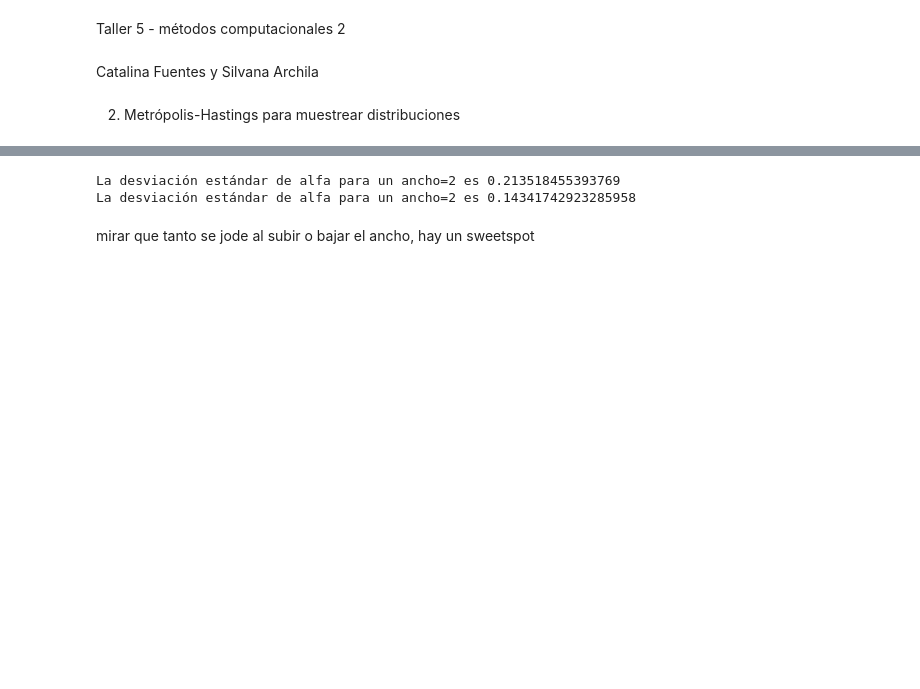
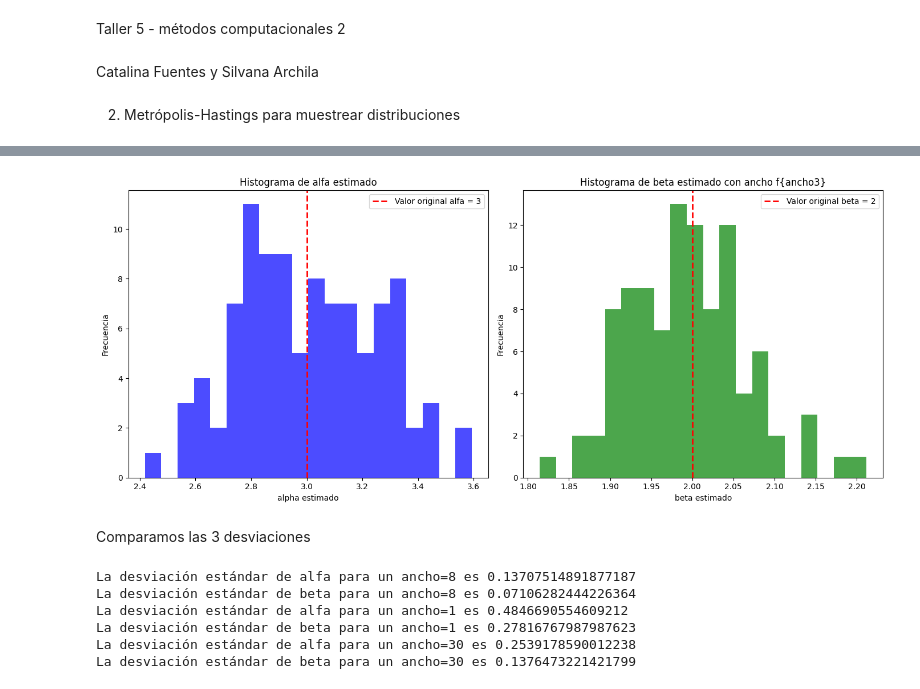
Before and after one commit to sarchilagomez1/MetodosComputacionales2-Fuentes-Archila, a Jupyter notebook: Taller5_fuentesarchila.ipynb, the cells around one changed output, grey strips where cells are left out. Saved outputs shown, nothing was run; the diff lists cells and outputs as text; code cells hidden in the pictures; blank space fills up the shorter version.

```diff
--- a/Taller5_fuentesarchila.ipynb
+++ b/Taller5_fuentesarchila.ipynb
@@ -177,10 +221,60 @@ plt.show()
+# %%
+repeticiones = 100
+N = 10000
+
+alpha_estimados3 = []
+beta_estimados3 = []
+
+for i in range(repeticiones):
+    samples = metropolis_hastings_gamma(alpha, beta, N)
+    alpha_hat, loc, beta_hat = stats.gamma.fit(samples, scale=1)
+    alpha_estimados3.append(alpha_hat)
+    beta_estimados3.append(beta_hat)
+
+
+fig, (ax1, ax2) = plt.subplots(1, 2, figsize=(14, 6))
+
+#Histograma de alfa estimado
+ax1.hist(alpha_estimados3, bins=20, color='blue', alpha=0.7)
+ax1.axvline(alpha, color='red', linestyle='dashed', linewidth=2, label=f'Valor original alfa = {alpha}')
+ax1.set_title('Histograma de alfa estimado')
+ax1.set_xlabel('alpha estimado')
+ax1.set_ylabel('Frecuencia')
+ax1.legend()
+
+#Histograma de beta estimado
+ax2.hist(beta_estimados, bins=20, color='green', alpha=0.7)
+ax2.axvline(beta, color='red', linestyle='dashed', linewidth=2, label=f'Valor original beta = {beta}')
+ax2.set_title('Histograma de beta estimado con ancho f{ancho3}')
+ax2.set_xlabel('beta estimado')
+ax2.set_ylabel('Frecuencia')
+ax2.legend()
+
+plt.tight_layout()
+plt.show()
+# %% [output]
+[figure, added]
+# %% [markdown]
+Comparamos las 3 desviaciones
 # %%
+desviacion_alpha = np.std(alpha_estimados)
+desviacion_beta = np.std(beta_estimados)
+print(f"La desviación estándar de alfa para un ancho={ancho1} es {desviacion_alpha}")
+print(f"La desviación estándar de beta para un ancho={ancho1} es {desviacion_beta}")
+
 desviacion_alpha2 = np.std(alpha_estimados2)
 desviacion_beta2 = np.std(beta_estimados2)
 print(f"La desviación estándar de alfa para un ancho={ancho2} es {desviacion_alpha2}")
-print(f"La desviación estándar de alfa para un ancho={ancho2} es {desviacion_beta2}")
+print(f"La desviación estándar de beta para un ancho={ancho2} es {desviacion_beta2}")
+
+desviacion_alpha3 = np.std(alpha_estimados3)
+desviacion_beta3 = np.std(beta_estimados3)
+print(f"La desviación estándar de alfa para un ancho={ancho3} es {desviacion_alpha3}")
+print(f"La desviación estándar de beta para un ancho={ancho3} es {desviacion_beta3}")
 # %% [output]
-La desviación estándar de alfa para un ancho=2 es 0.213518455393769
-La desviación estándar de alfa para un ancho=2 es 0.14341742923285958
+La desviación estándar de alfa para un ancho=8 es 0.13707514891877187
+La desviación estándar de beta para un ancho=8 es 0.07106282444226364
+La desviación estándar de alfa para un ancho=1 es 0.4846690554609212
+La desviación estándar de beta para un ancho=1 es 0.27816767987987623
+La desviación estándar de alfa para un ancho=30 es 0.2539178590012238
+La desviación estándar de beta para un ancho=30 es 0.1376473221421799
-# %% [markdown]
-mirar que tanto se jode al subir o bajar el ancho, hay un sweetspot
```
Also changed, not shown: parts of 14 cells of this notebook.
